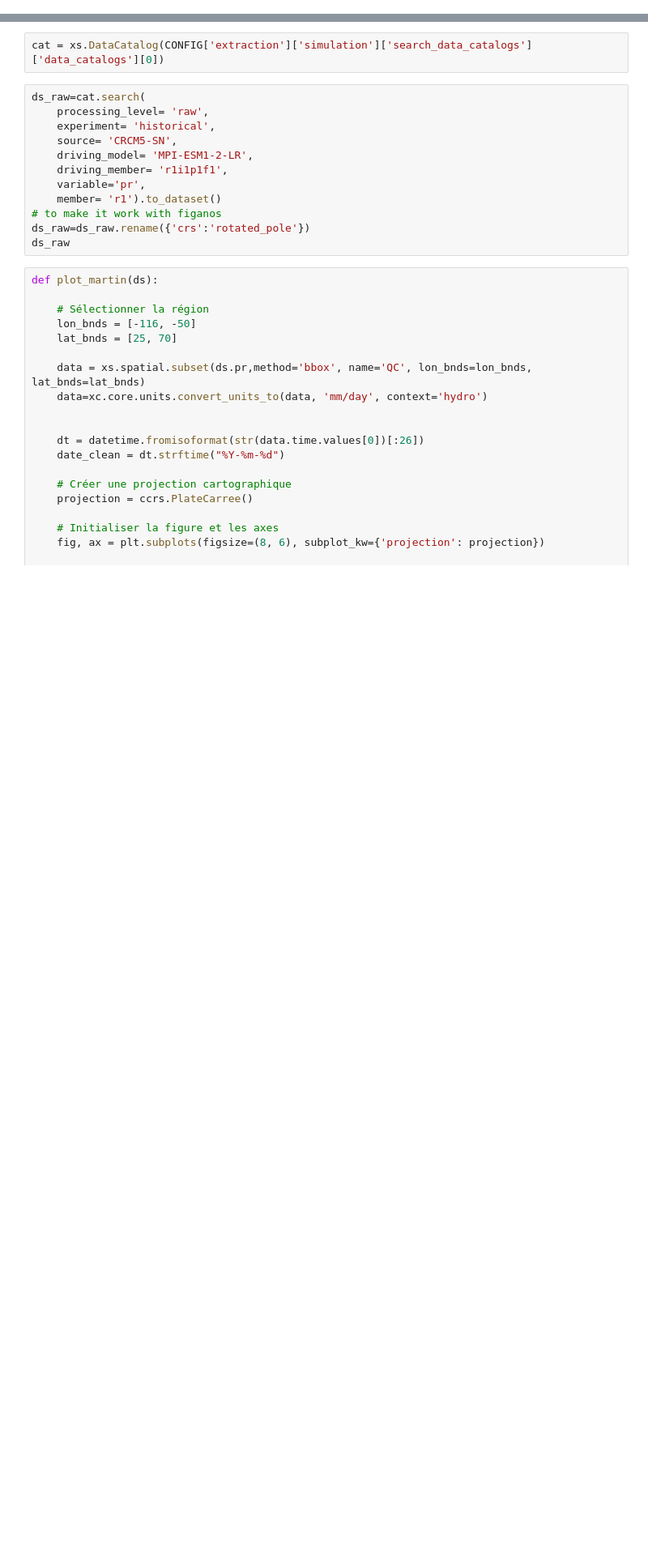
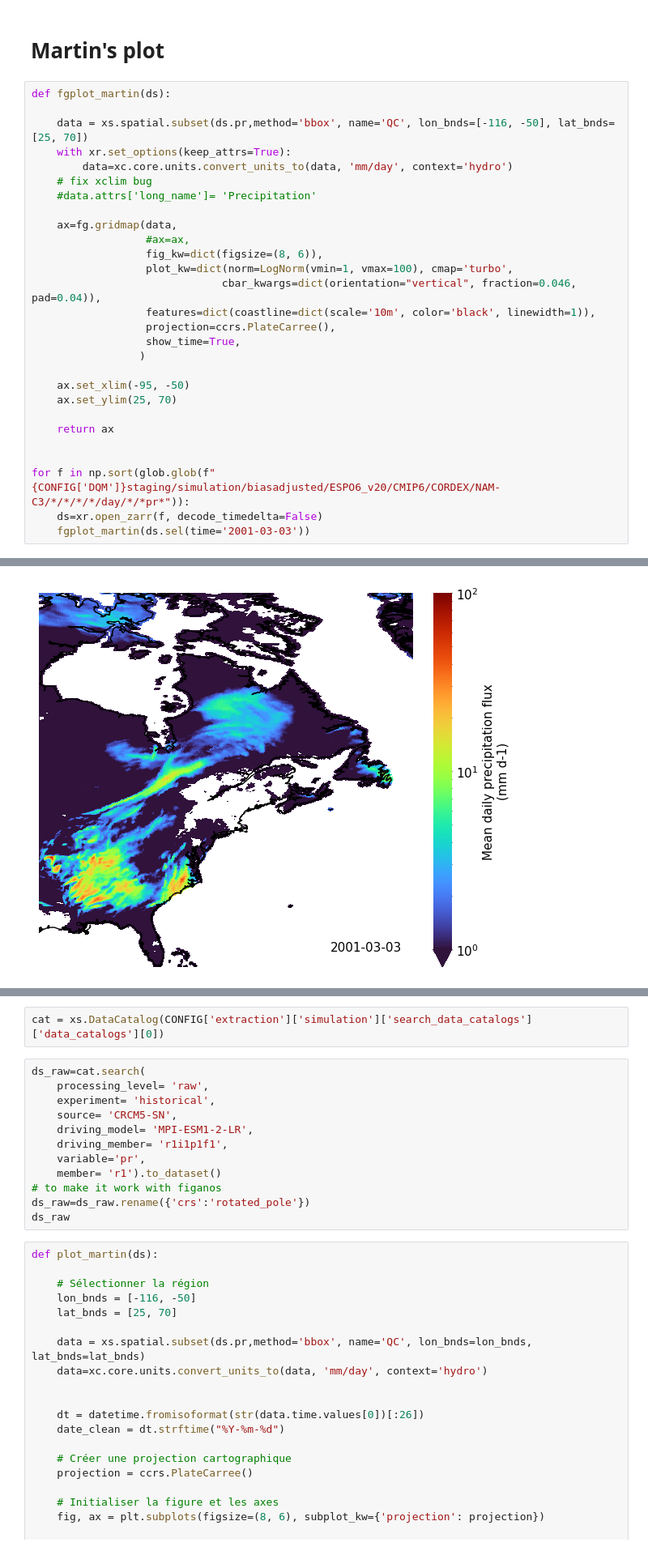
Before and after one commit to Ouranosinc/ESPO-G, a Jupyter notebook: notebooks/ESPO-R.ipynb, the cells around one changed output, grey strips where cells are left out. Shown at 81% size. Saved outputs shown, nothing was run; the diff lists cells and outputs as text; blank space fills up the shorter version.

```diff
--- a/notebooks/ESPO-R.ipynb
+++ b/notebooks/ESPO-R.ipynb
@@ -12,0 +197,31 @@ xs.load_config("../config/config_general.yml", "../config/config_region.yml", ".
+# %% [markdown]
+# Martin's plot
+# %%
+def fgplot_martin(ds):
+
+    data = xs.spatial.subset(ds.pr,method='bbox', name='QC', lon_bnds=[-116, -50], lat_bnds=[25, 70])
+    with xr.set_options(keep_attrs=True):
+        data=xc.core.units.convert_units_to(data, 'mm/day', context='hydro')
+    # fix xclim bug
+    #data.attrs['long_name']= 'Precipitation'
+
+    ax=fg.gridmap(data,
+                  #ax=ax,
+                  fig_kw=dict(figsize=(8, 6)),
+                  plot_kw=dict(norm=LogNorm(vmin=1, vmax=100), cmap='turbo',
+                              cbar_kwargs=dict(orientation="vertical", fraction=0.046, pad=0.04)),
+                  features=dict(coastline=dict(scale='10m', color='black', linewidth=1)),
+                  projection=ccrs.PlateCarree(),
+                  show_time=True,
+                 )
+
+    ax.set_xlim(-95, -50)
+    ax.set_ylim(25, 70)
+
+    return ax
+
+
+for f in np.sort(glob.glob(f"{CONFIG['DQM']}staging/simulation/biasadjusted/ESPO6_v20/CMIP6/CORDEX/NAM-C3/*/*/*/*/day/*/*pr*")):
+    ds=xr.open_zarr(f, decode_timedelta=False)
+    fgplot_martin(ds.sel(time='2001-03-03'))
+# %% [output]
@@ -12,0 +232 @@ xs.load_config("../config/config_general.yml", "../config/config_region.yml", ".
+[figure, added]
```
Also changed, not shown: parts of 20 cells of this notebook, 8 other files.
